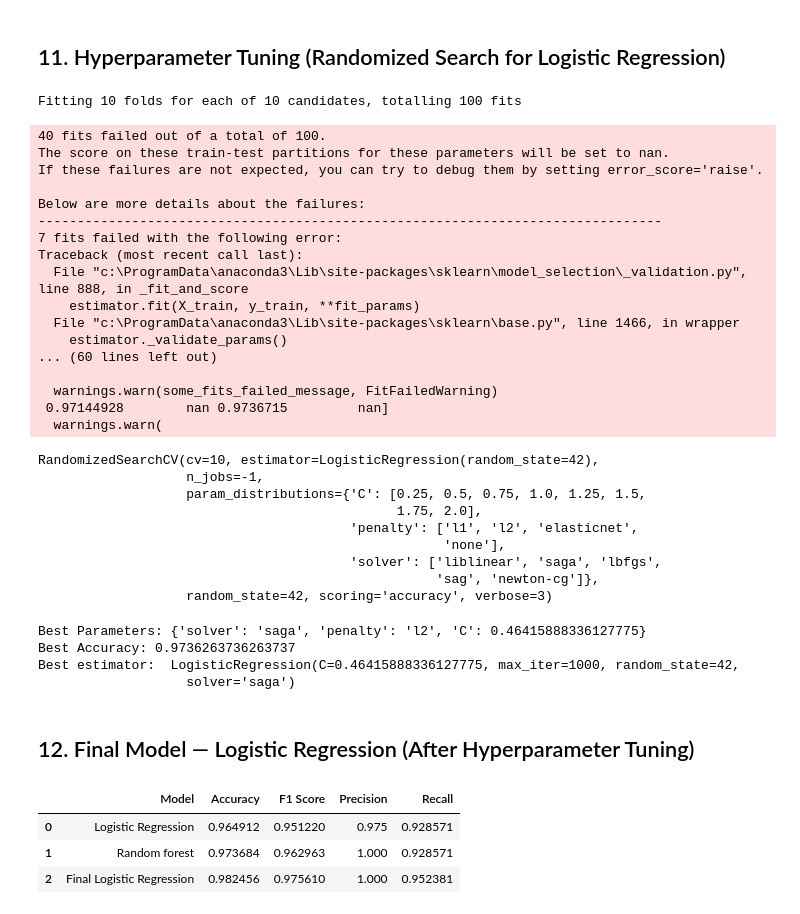
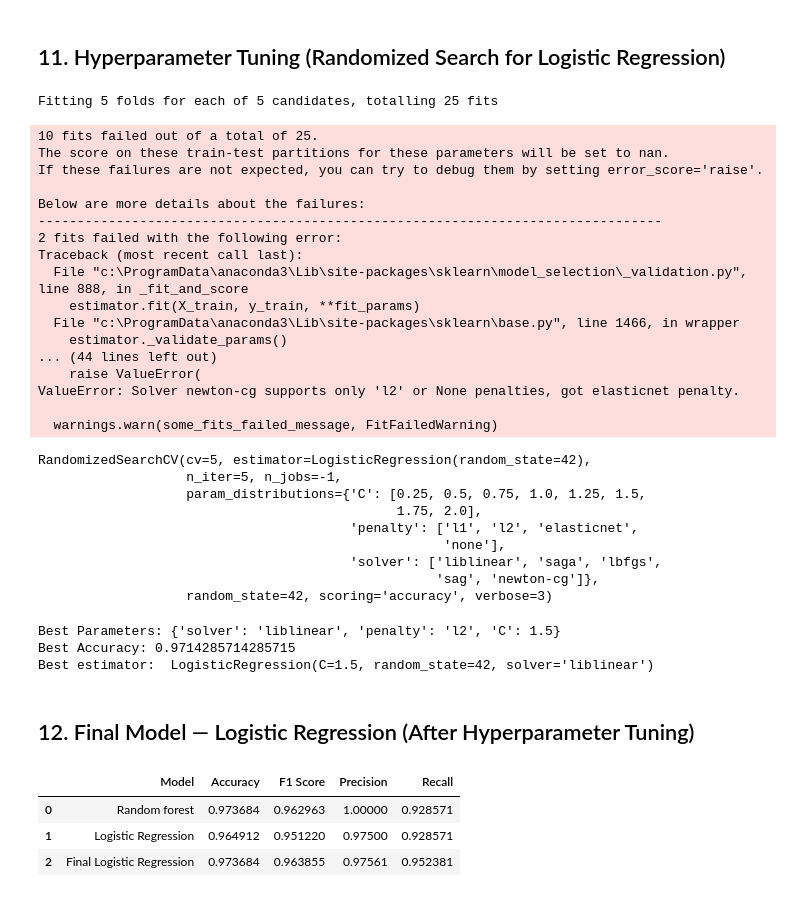
Before and after one commit to Aminbyt/breast-cancer-detection, a Jupyter notebook: notebooks/breast_cancer_detection.ipynb, the cells around one changed output. Cells and saved outputs as stored; diff of their text form; code cells hidden in the pictures.

Commit message:
Add final Logistic Regression model and compare results with Random Forest

```diff
--- a/notebooks/breast_cancer_detection.ipynb
+++ b/notebooks/breast_cancer_detection.ipynb
@@ -379,34 +379,34 @@ parameters = {
 
 random_search = RandomizedSearchCV(estimator=model,
                                    param_distributions=parameters,
-                                   n_iter=10,
+                                   n_iter=5,
                                    scoring="accuracy",
                                    n_jobs=-1,
-                                   cv=10,
+                                   cv=5,
                                    verbose=3,
                                    random_state=42)
 random_search.fit(x_train_scaled,y_train)
 # %% [output]
-Fitting 10 folds for each of 10 candidates, totalling 100 fits
+Fitting 5 folds for each of 5 candidates, totalling 25 fits
-40 fits failed out of a total of 100.
+10 fits failed out of a total of 25.
 The score on these train-test partitions for these parameters will be set to nan.
 If these failures are not expected, you can try to debug them by setting error_score='raise'.
 
 Below are more details about the failures:
 --------------------------------------------------------------------------------
-7 fits failed with the following error:
+2 fits failed with the following error:
 Traceback (most recent call last):
   File "c:\ProgramData\anaconda3\Lib\site-packages\sklearn\model_selection\_validation.py", line 888, in _fit_and_score
     estimator.fit(X_train, y_train, **fit_params)
   File "c:\ProgramData\anaconda3\Lib\site-packages\sklearn\base.py", line 1466, in wrapper
     estimator._validate_params()
-... (60 lines left out)
+... (44 lines left out)
+    raise ValueError(
+ValueError: Solver newton-cg supports only 'l2' or None penalties, got elasticnet penalty.
 
   warnings.warn(some_fits_failed_message, FitFailedWarning)
- 0.97144928        nan 0.9736715         nan]
-  warnings.warn(
-RandomizedSearchCV(cv=10, estimator=LogisticRegression(random_state=42),
-                   n_jobs=-1,
+RandomizedSearchCV(cv=5, estimator=LogisticRegression(random_state=42),
+                   n_iter=5, n_jobs=-1,
                    param_distributions={'C': [0.25, 0.5, 0.75, 1.0, 1.25, 1.5,
                                               1.75, 2.0],
                                         'penalty': ['l1', 'l2', 'elasticnet',
@@ -419,40 +419,38 @@ print("Best Parameters:", random_search.best_params_)
 print("Best Accuracy:", random_search.best_score_)
 print("Best estimator: ", random_search.best_estimator_)
 # %% [output]
-Best Parameters: {'solver': 'saga', 'penalty': 'l2', 'C': 0.46415888336127775}
-Best Accuracy: 0.9736263736263737
-Best estimator:  LogisticRegression(C=0.46415888336127775, max_iter=1000, random_state=42,
-                   solver='saga')
+Best Parameters: {'solver': 'liblinear', 'penalty': 'l2', 'C': 1.5}
+Best Accuracy: 0.9714285714285715
+Best estimator:  LogisticRegression(C=1.5, random_state=42, solver='liblinear')
 # %% [markdown]
 ## 12. Final Model — Logistic Regression (After Hyperparameter Tuning)
 # %%
 from sklearn.linear_model import LogisticRegression
 
-final_model = LogisticRegression (
-    C=0.46415888336127775, max_iter=1000,
-      random_state=42,solver='saga')
+final_model = LogisticRegression(C=1.5, solver="liblinear", random_state=42)
+
 
 final_model.fit(x_train_scaled,y_train)
 
 y_pred_final = final_model.predict(x_test_scaled)
 
 acc_f = accuracy_score (y_test , y_pred_final)
 f1_f = f1_score(y_test , y_pred_final)
 prec_f = precision_score(y_test , y_pred_final)
 rec_f = recall_score(y_test , y_pred_final)
 cm_f = confusion_matrix(y_test, y_pred_final)
 
 
 result_3 = pd.DataFrame(
     [["Final Logistic Regression", acc_f, f1_f, prec_f, rec_f]],
     columns=["Model", "Accuracy", "F1 Score", "Precision", "Recall"]
 )
 
 
-models_result = pd.concat([result, result_2, result_3], ignore_index=True)
+models_result = pd.concat([result_2,result,result_3], ignore_index=True)
 models_result
 # %% [output]
 |  | Model | Accuracy | F1 Score | Precision | Recall |
-| 0 | Logistic Regression | 0.964912 | 0.951220 | 0.975 | 0.928571 |
-| 1 | Random forest | 0.973684 | 0.962963 | 1.000 | 0.928571 |
-| 2 | Final Logistic Regression | 0.982456 | 0.975610 | 1.000 | 0.952381 |
+| 0 | Random forest | 0.973684 | 0.962963 | 1.00000 | 0.928571 |
+| 1 | Logistic Regression | 0.964912 | 0.951220 | 0.97500 | 0.928571 |
+| 2 | Final Logistic Regression | 0.973684 | 0.963855 | 0.97561 | 0.952381 |
```
